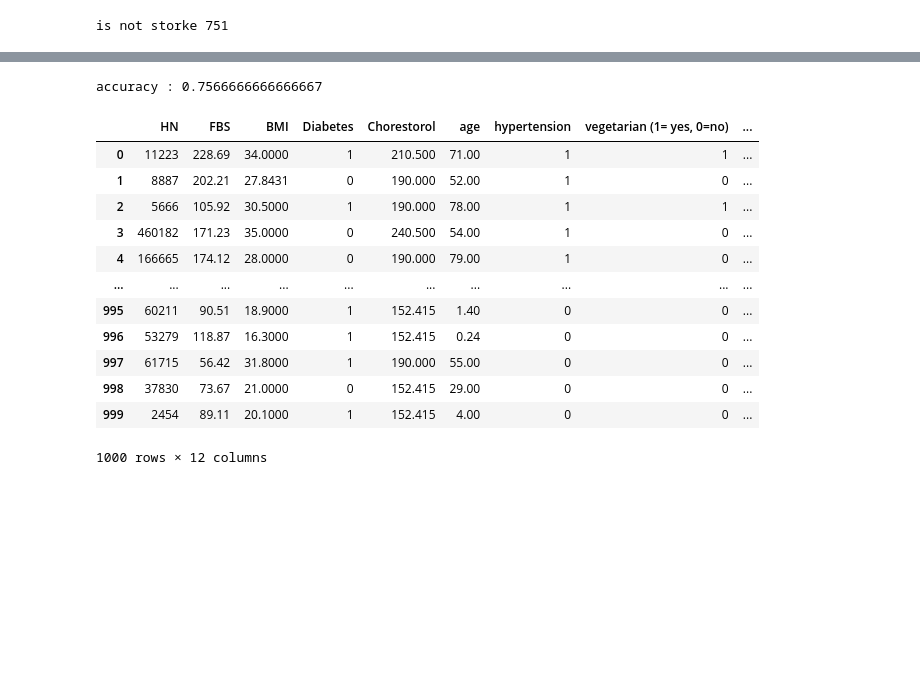
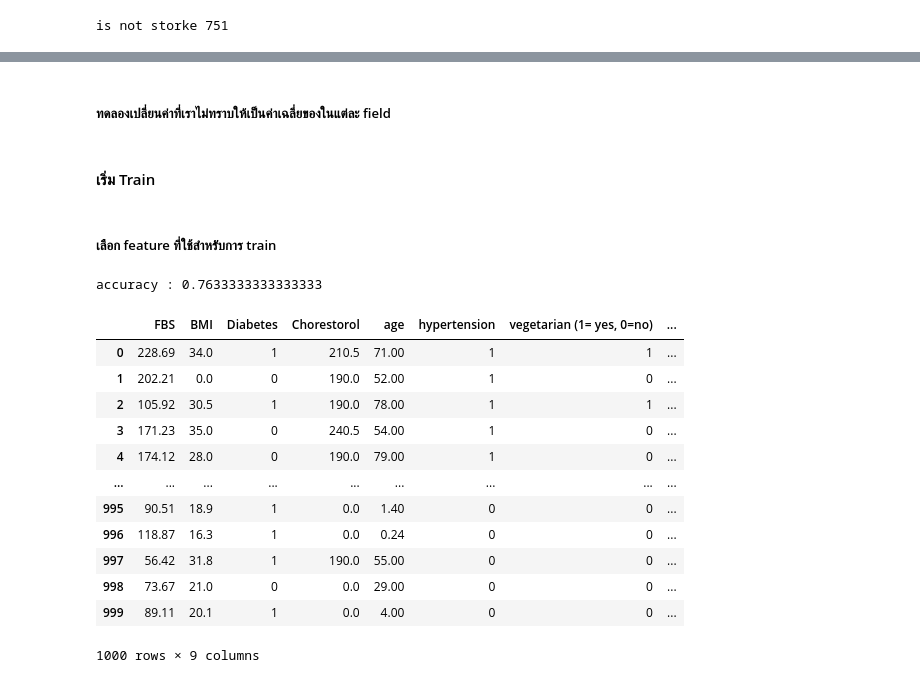
Before and after one commit to GeekWulf/01418261_decision_tree, a Jupyter notebook: filter_data.ipynb, the cells around one changed output, grey strips where cells are left out. Cells and saved outputs as stored; diff of their text form; code cells hidden in the pictures; blank space fills up the shorter version.

```diff
--- a/filter_data.ipynb
+++ b/filter_data.ipynb
@@ -34,0 +61,3 @@ is not storke 751
+# %%
+df = df.drop(columns = ['HN', 'Marriage Status', 'Living Area'])
+df
@@ -34,0 +97,3 @@ is not storke 751
+# %%
+df['BMI'] = df['BMI'].fillna(0)
+df['Exercise (min/week)'] = df['Exercise (min/week)'].fillna(0)
@@ -34,0 +102,4 @@ is not storke 751
+# %%
+le = LabelEncoder()
+for col in ['Diabetes']:
+    df[col] = le.fit_transform(df[col].astype(str))
@@ -34,0 +127,2 @@ is not storke 751
+# %% [markdown]
+##### ทดลองเปลี่ยนค่าที่เราไม่ทราบให้เป็นค่าเฉลี่ยของในแต่ละ field
@@ -35,53 +140,33 @@ is not storke 751
+# %% [markdown]
+#### เริ่ม Train
+# %% [markdown]
+##### เลือก feature ที่ใช้สำหรับการ train
+# %%
+features = ['FBS', 'BMI', 'Diabetes', 'Chorestorol', 'age', 'hypertension', 'vegetarian (1= yes, 0=no)', 'Exercise (min/week)']
 # %%
-df.drop(columns = ['HN'])
-df['BMI'] = df['BMI'].fillna(0)
-
-le = LabelEncoder()
-for col in ['Diabetes', 'Marriage Status', 'Living Area']:
-    df[col] = le.fit_transform(df[col].astype(str))
-
-new_chor = []
-for i in df['Chorestorol']:
-    try:
-        low, high = i.split('-')
-        low = float(low)
-        high = float(high)
-        new_chor.append((high + low) / 2)
-    except ValueError:
-        new_chor.append(0)
-
-chor_mean = statistics.mean(new_chor)
-df['Chorestorol'] = new_chor
-df.loc[df['Chorestorol'] == 0, 'Chorestorol'] = chor_mean
-
-BMI_mean = statistics.mean(df['BMI'])
-df.loc[df['BMI'] == 0, 'BMI'] = BMI_mean
-
-features = ['FBS', 'BMI', 'Diabetes', 'Chorestorol', 'age', 'hypertension', 'vegetarian (1= yes, 0=no)',	'Marriage Status', 'Exercise (min/week)', 'Living Area']
-
 X = df[features]
 y = df.stroke
 
 X_train, X_test, y_train, y_test = train_test_split(X, y, test_size = 0.3, random_state = 1)
 clf = DecisionTreeClassifier(criterion = 'entropy', max_depth = 3)
 clf = clf.fit(X_train, y_train)
 
 y_pred = clf.predict(X_test)
 print(f'accuracy : {metrics.accuracy_score(y_test, y_pred)}')
 
 df
 # %% [output]
-accuracy : 0.7566666666666667
+accuracy : 0.7633333333333333
-|  | HN | FBS | BMI | Diabetes | Chorestorol | age | hypertension | vegetarian (1= yes, 0=no) | ... |
-| 0 | 11223 | 228.69 | 34.0000 | 1 | 210.500 | 71.00 | 1 | 1 | ... |
-| 1 | 8887 | 202.21 | 27.8431 | 0 | 190.000 | 52.00 | 1 | 0 | ... |
-| 2 | 5666 | 105.92 | 30.5000 | 1 | 190.000 | 78.00 | 1 | 1 | ... |
-| 3 | 460182 | 171.23 | 35.0000 | 0 | 240.500 | 54.00 | 1 | 0 | ... |
-| 4 | 166665 | 174.12 | 28.0000 | 0 | 190.000 | 79.00 | 1 | 0 | ... |
-| ... | ... | ... | ... | ... | ... | ... | ... | ... | ... |
-| 995 | 60211 | 90.51 | 18.9000 | 1 | 152.415 | 1.40 | 0 | 0 | ... |
-| 996 | 53279 | 118.87 | 16.3000 | 1 | 152.415 | 0.24 | 0 | 0 | ... |
-| 997 | 61715 | 56.42 | 31.8000 | 1 | 190.000 | 55.00 | 0 | 0 | ... |
-| 998 | 37830 | 73.67 | 21.0000 | 0 | 152.415 | 29.00 | 0 | 0 | ... |
-| 999 | 2454 | 89.11 | 20.1000 | 1 | 152.415 | 4.00 | 0 | 0 | ... |
+|  | FBS | BMI | Diabetes | Chorestorol | age | hypertension | vegetarian (1= yes, 0=no) | ... |
+| 0 | 228.69 | 34.0 | 1 | 210.5 | 71.00 | 1 | 1 | ... |
+| 1 | 202.21 | 0.0 | 0 | 190.0 | 52.00 | 1 | 0 | ... |
+| 2 | 105.92 | 30.5 | 1 | 190.0 | 78.00 | 1 | 1 | ... |
+| 3 | 171.23 | 35.0 | 0 | 240.5 | 54.00 | 1 | 0 | ... |
+| 4 | 174.12 | 28.0 | 0 | 190.0 | 79.00 | 1 | 0 | ... |
+| ... | ... | ... | ... | ... | ... | ... | ... | ... |
+| 995 | 90.51 | 18.9 | 1 | 0.0 | 1.40 | 0 | 0 | ... |
+| 996 | 118.87 | 16.3 | 1 | 0.0 | 0.24 | 0 | 0 | ... |
+| 997 | 56.42 | 31.8 | 1 | 190.0 | 55.00 | 0 | 0 | ... |
+| 998 | 73.67 | 21.0 | 0 | 0.0 | 29.00 | 0 | 0 | ... |
+| 999 | 89.11 | 20.1 | 1 | 0.0 | 4.00 | 0 | 0 | ... |
-1000 rows × 12 columns
+1000 rows × 9 columns
```
Also changed, not shown: parts of 16 cells of this notebook.
